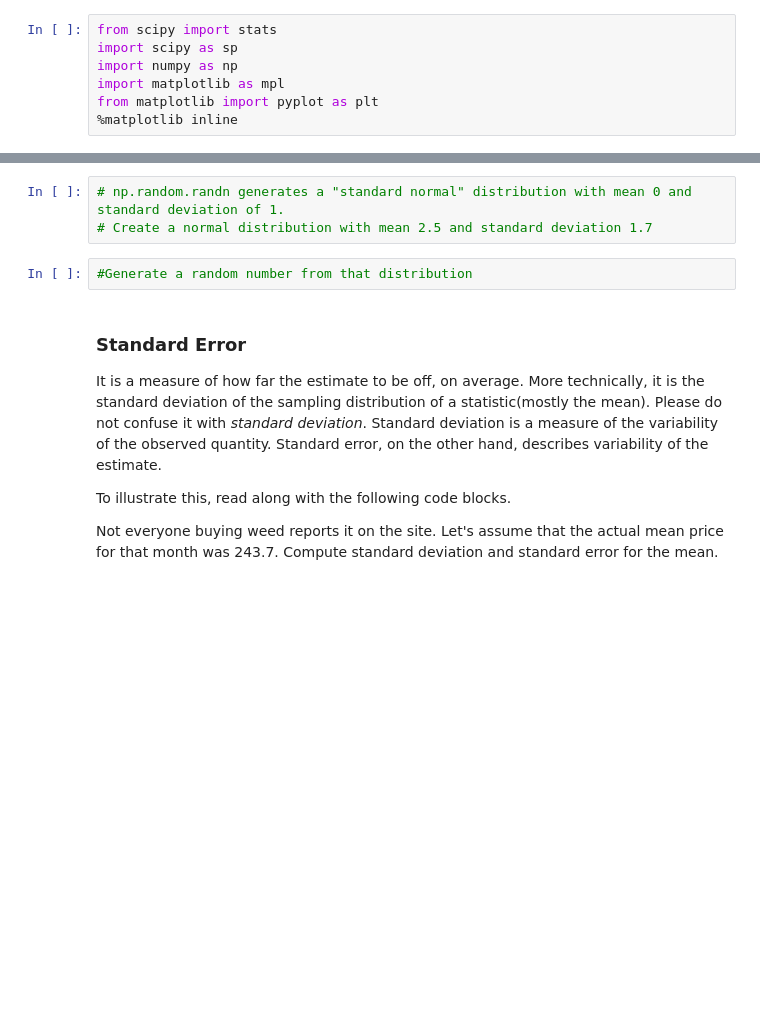
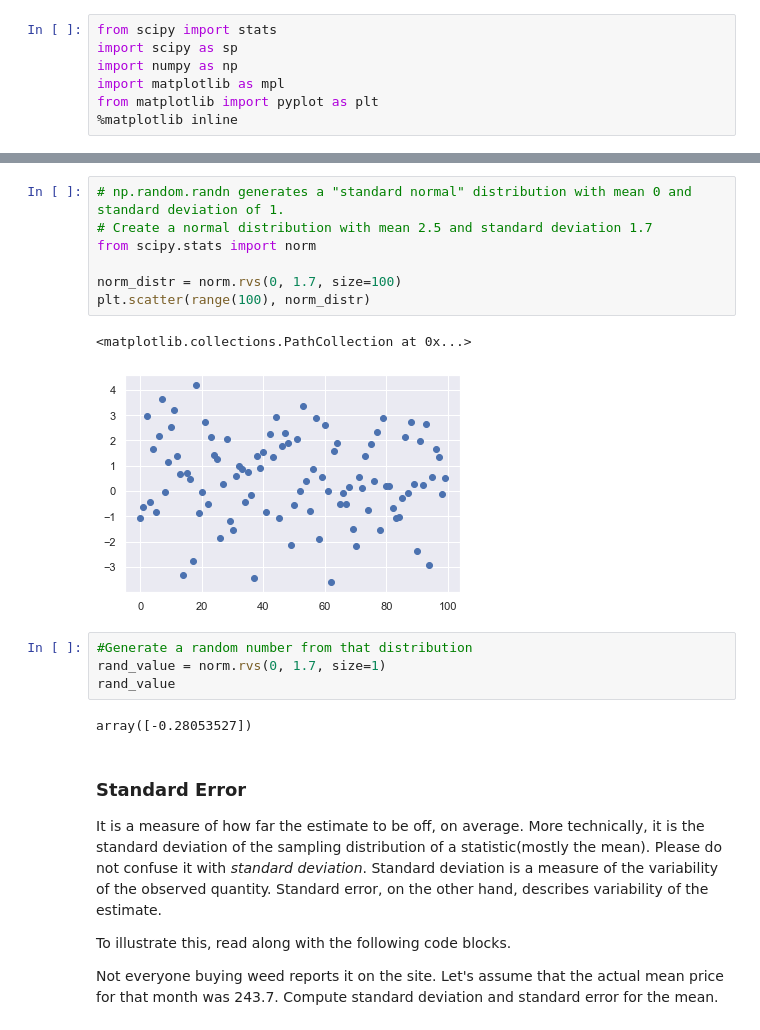
Before and after one commit to abielhammonds/week_10_in-class, a Jupyter notebook: notebooks/03_Distributions.ipynb, the cells around one changed output, grey strips where cells are left out. Drawn from its saved outputs; the diff is of its cells as text; blank space fills up the shorter version.

```diff
--- a/notebooks/03_Distributions.ipynb
+++ b/notebooks/03_Distributions.ipynb
@@ -316,8 +318,19 @@ mean: -0.08051458644379633  variance: 1.1675204593047703
 # %%
 # np.random.randn generates a "standard normal" distribution with mean 0 and standard deviation of 1.
 # Create a normal distribution with mean 2.5 and standard deviation 1.7
+from scipy.stats import norm
+
+norm_distr = norm.rvs(0, 1.7, size=100)
+plt.scatter(range(100), norm_distr)
+# %% [output]
+<matplotlib.collections.PathCollection at 0x...>
+[figure, added]
 # %%
 #Generate a random number from that distribution
+rand_value = norm.rvs(0, 1.7, size=1)
+rand_value
+# %% [output]
+array([-0.28053527])
 # %% [markdown]
 ### Standard Error
 
```
Also changed, not shown: parts of 14 cells of this notebook.
